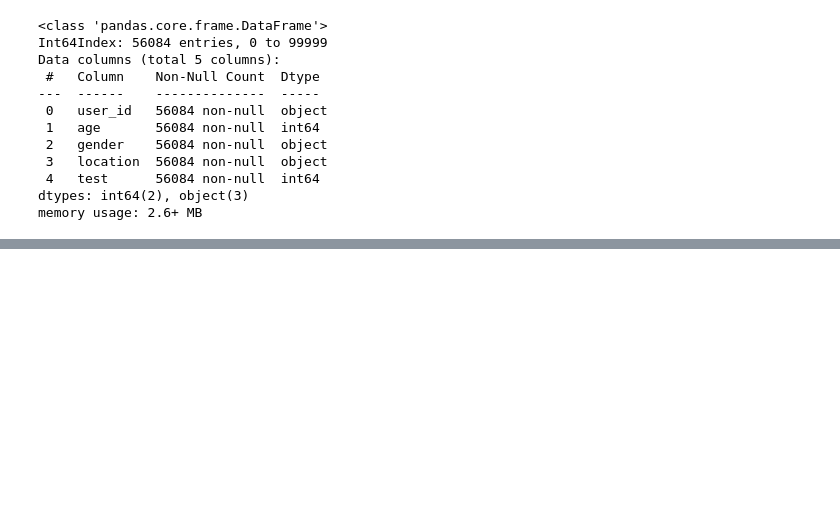
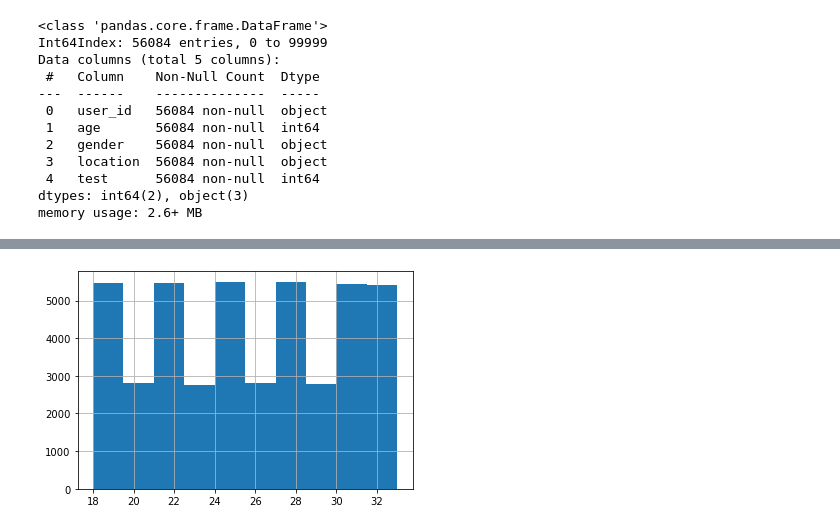
Before and after one commit to jkurdys/Vericast, a Jupyter notebook: notebooks/EDA.ipynb, the cells around one changed output, grey strips where cells are left out. Cells and saved outputs as stored; diff of their text form; code cells hidden in the pictures; blank space fills up the shorter version.

```diff
--- a/notebooks/EDA.ipynb
+++ b/notebooks/EDA.ipynb
@@ -146,0 +170,4 @@ memory usage: 2.6+ MB
+# %%
+control.age.hist();
+# %% [output]
+[figure, added]
```
Also changed, not shown: parts of 10 cells of this notebook.
